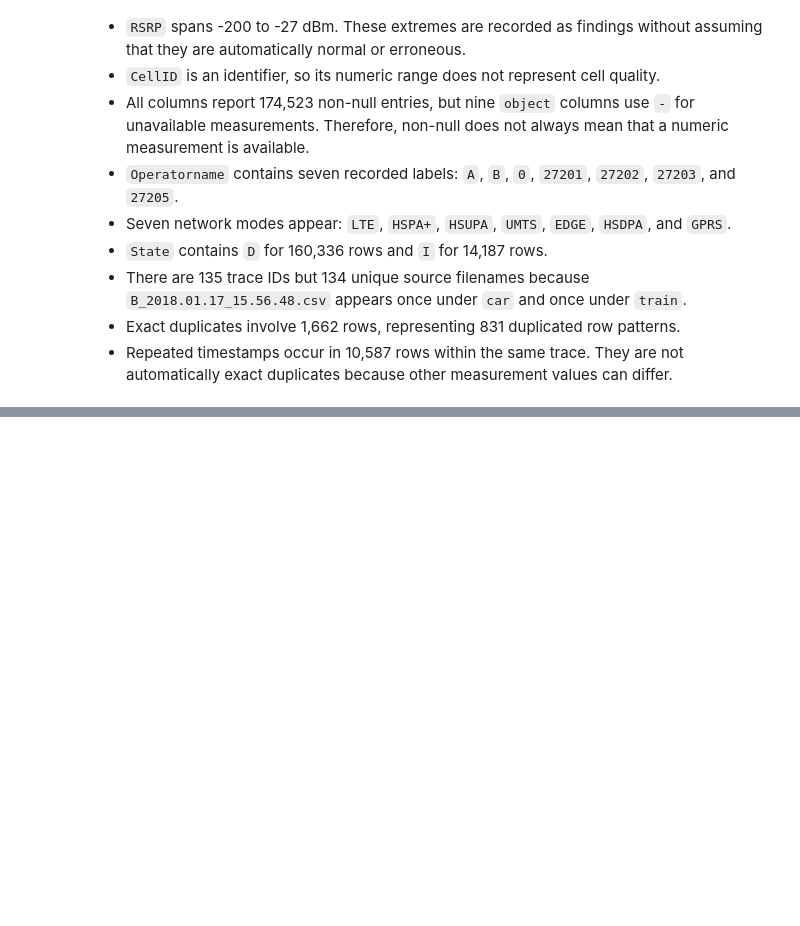
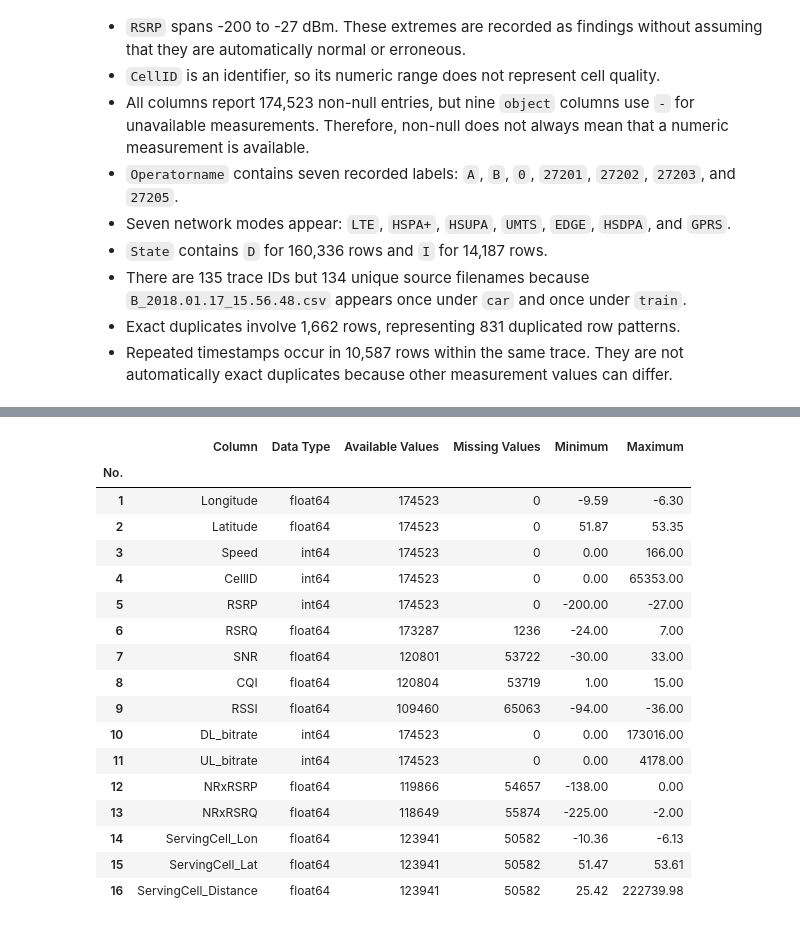
Before and after one commit to Zendin110206/4g-lte-throughput-prediction, a Jupyter notebook: notebooks/01_lte_throughput_analysis.ipynb, the cells around one changed output, grey strips where cells are left out. Drawn from its saved outputs; the diff is of its cells as text; code cells hidden in the pictures; blank space fills up the shorter version.

Commit message:
feat(notebook): complete basic LTE data cleaning

```diff
--- a/notebooks/01_lte_throughput_analysis.ipynb
+++ b/notebooks/01_lte_throughput_analysis.ipynb
@@ -652,0 +781,38 @@ The unique-value counts include `-` when it appears as an observed placeholder.
+# %%
+numeric_columns = cleaned_df.select_dtypes(include="number").columns
+
+numeric_summary = pd.DataFrame(
+    {
+        "Column": numeric_columns,
+        "Data Type": cleaned_df[numeric_columns].dtypes.astype(str).values,
+        "Available Values": cleaned_df[numeric_columns].count().values,
+        "Missing Values": cleaned_df[numeric_columns].isna().sum().values,
+        "Minimum": cleaned_df[numeric_columns].min().values,
+        "Maximum": cleaned_df[numeric_columns].max().values,
+    }
+)
+
+numeric_summary = numeric_summary.round(2)
+numeric_summary.index = range(1, len(numeric_summary) + 1)
+numeric_summary.index.name = "No."
+
+display(numeric_summary)
+# %% [output]
+|  | Column | Data Type | Available Values | Missing Values | Minimum | Maximum |
+| No. |  |  |  |  |  |  |
+| 1 | Longitude | float64 | 174523 | 0 | -9.59 | -6.30 |
+| 2 | Latitude | float64 | 174523 | 0 | 51.87 | 53.35 |
+| 3 | Speed | int64 | 174523 | 0 | 0.00 | 166.00 |
+| 4 | CellID | int64 | 174523 | 0 | 0.00 | 65353.00 |
+| 5 | RSRP | int64 | 174523 | 0 | -200.00 | -27.00 |
+| 6 | RSRQ | float64 | 173287 | 1236 | -24.00 | 7.00 |
+| 7 | SNR | float64 | 120801 | 53722 | -30.00 | 33.00 |
+| 8 | CQI | float64 | 120804 | 53719 | 1.00 | 15.00 |
+| 9 | RSSI | float64 | 109460 | 65063 | -94.00 | -36.00 |
+| 10 | DL_bitrate | int64 | 174523 | 0 | 0.00 | 173016.00 |
+| 11 | UL_bitrate | int64 | 174523 | 0 | 0.00 | 4178.00 |
+| 12 | NRxRSRP | float64 | 119866 | 54657 | -138.00 | 0.00 |
+| 13 | NRxRSRQ | float64 | 118649 | 55874 | -225.00 | -2.00 |
+| 14 | ServingCell_Lon | float64 | 123941 | 50582 | -10.36 | -6.13 |
+| 15 | ServingCell_Lat | float64 | 123941 | 50582 | 51.47 | 53.61 |
+| 16 | ServingCell_Distance | float64 | 123941 | 50582 | 25.42 | 222739.98 |
```
Also changed, not shown: parts of 9 cells of this notebook, 1 other file.
